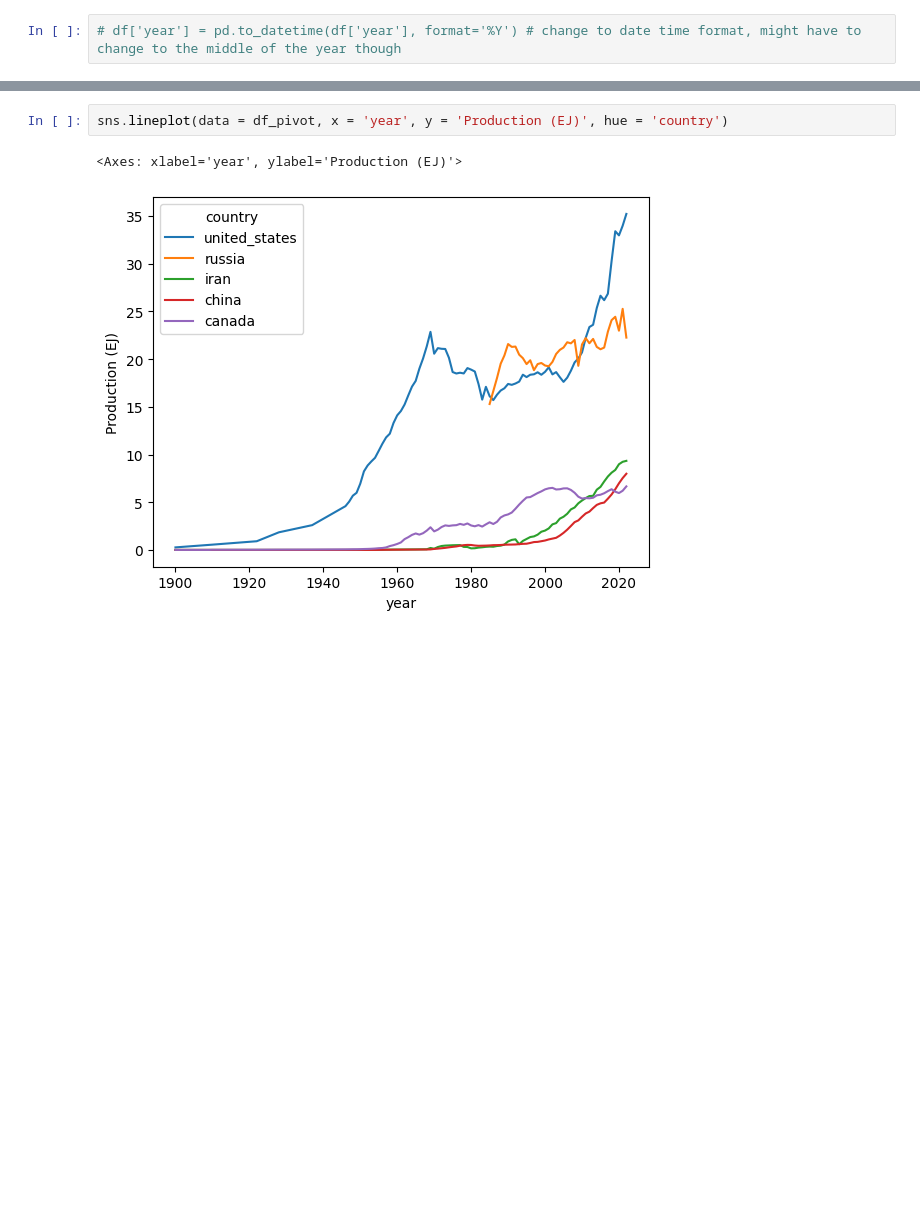
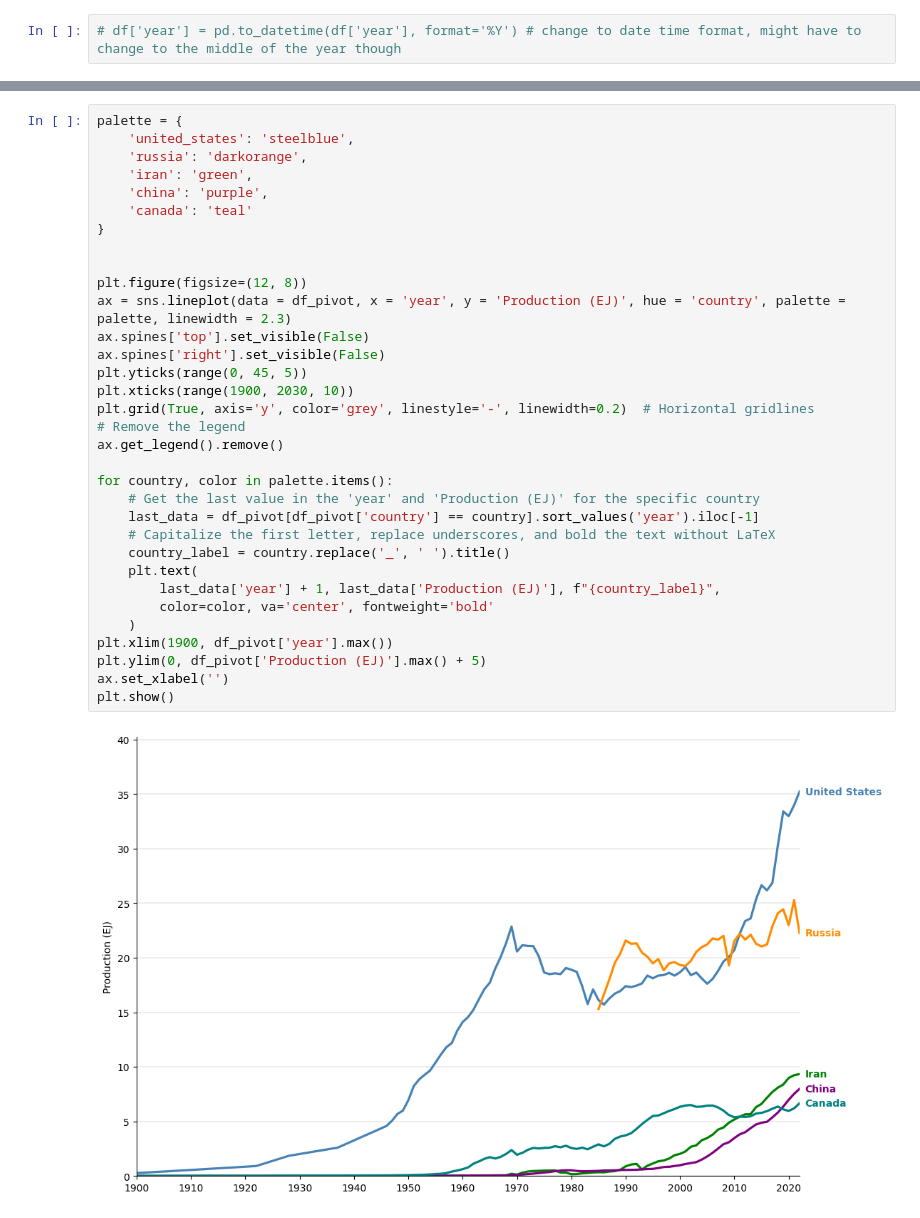
Before and after one commit to chanopsethiwan/NaturalGasVisualisation, a Jupyter notebook: src/data_analysis.ipynb, the cells around one changed output, grey strips where cells are left out. Drawn from its saved outputs; the diff is of its cells as text; blank space fills up the shorter version.

Commit message:
finish visualisation replication

```diff
--- a/src/data_analysis.ipynb
+++ b/src/data_analysis.ipynb
@@ -46,6 +46,36 @@ dtypes: datetime64[ns](1), float64(1), object(1)
 memory usage: 19.2+ KB
-# %%
-sns.lineplot(data = df_pivot, x = 'year', y = 'Production (EJ)', hue = 'country')
-# %% [output]
-<Axes: xlabel='year', ylabel='Production (EJ)'>
-[figure, removed]
+# %%
+palette = {
+    'united_states': 'steelblue',
+    'russia': 'darkorange',
+    'iran': 'green',
+    'china': 'purple',
+    'canada': 'teal'
+}
+
+
+plt.figure(figsize=(12, 8))
+ax = sns.lineplot(data = df_pivot, x = 'year', y = 'Production (EJ)', hue = 'country', palette = palette, linewidth = 2.3)
+ax.spines['top'].set_visible(False)
+ax.spines['right'].set_visible(False)
+plt.yticks(range(0, 45, 5))
+plt.xticks(range(1900, 2030, 10))
+plt.grid(True, axis='y', color='grey', linestyle='-', linewidth=0.2)  # Horizontal gridlines
+# Remove the legend
+ax.get_legend().remove()
+
+for country, color in palette.items():
+    # Get the last value in the 'year' and 'Production (EJ)' for the specific country
+    last_data = df_pivot[df_pivot['country'] == country].sort_values('year').iloc[-1]
+    # Capitalize the first letter, replace underscores, and bold the text without LaTeX
+    country_label = country.replace('_', ' ').title()
+    plt.text(
+        last_data['year'] + 1, last_data['Production (EJ)'], f"{country_label}",
+        color=color, va='center', fontweight='bold'
+    )
+plt.xlim(1900, df_pivot['year'].max())
+plt.ylim(0, df_pivot['Production (EJ)'].max() + 5)
+ax.set_xlabel('')
+plt.show()
+# %% [output]
+[figure, added]
```
Also changed, not shown: parts of 2 cells of this notebook.
